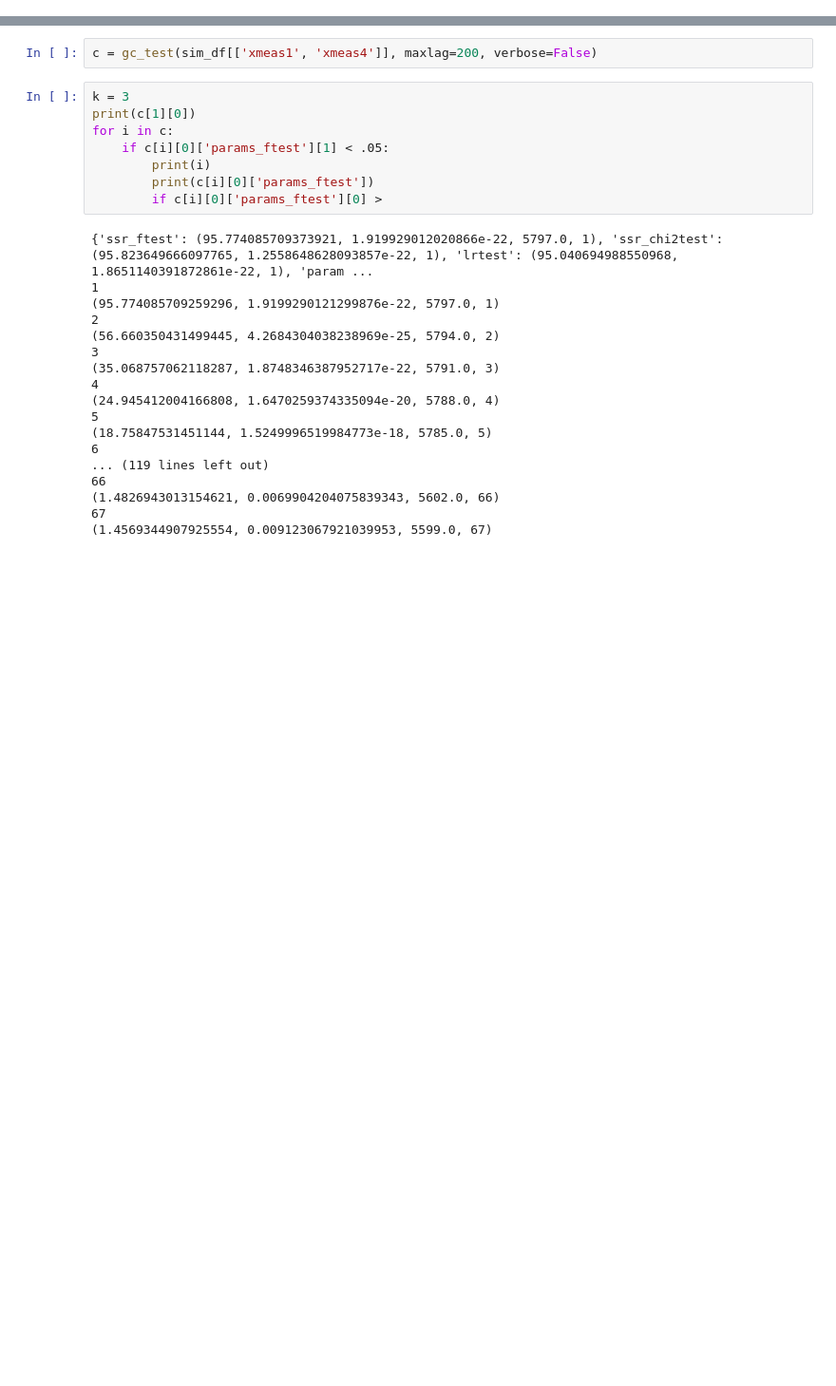
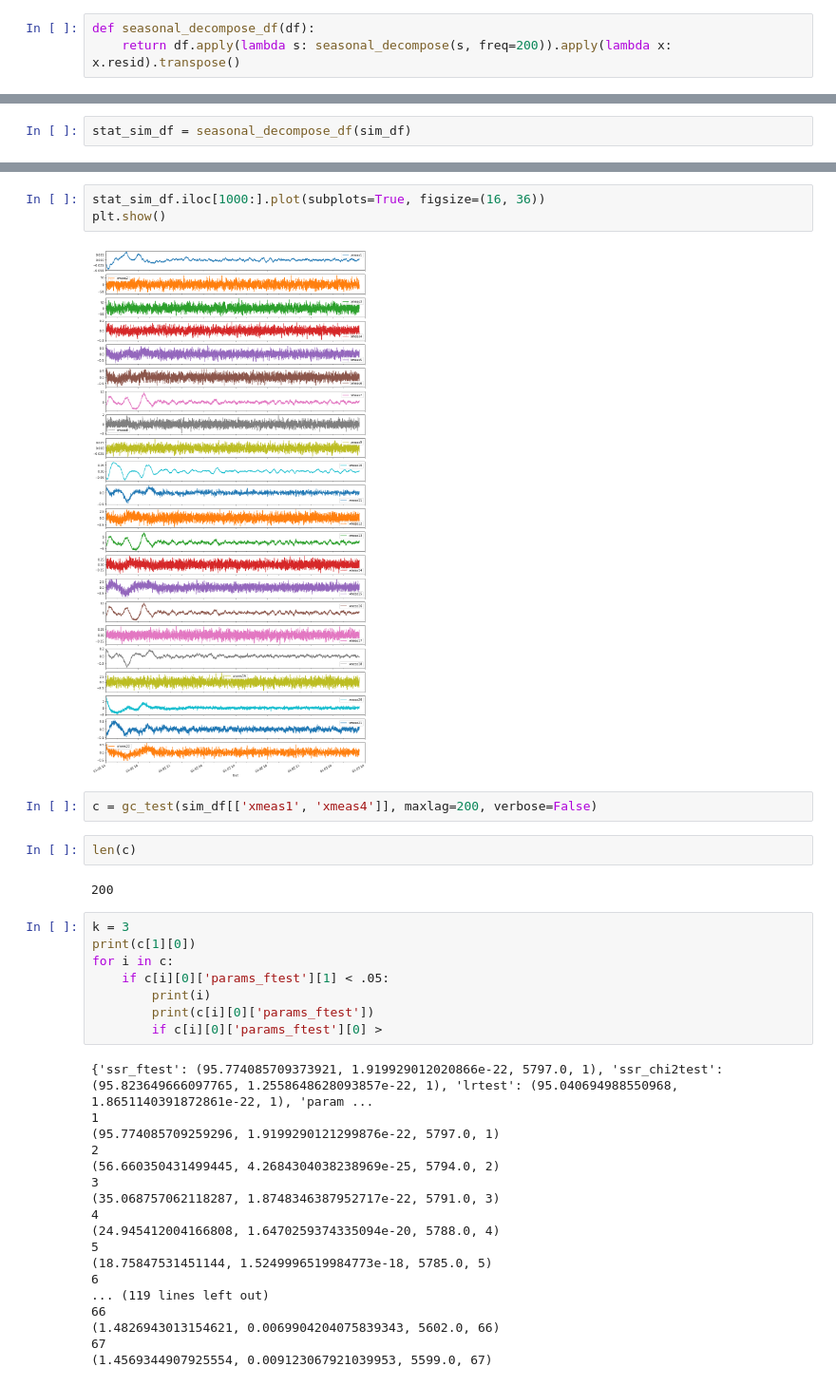
Before and after one commit to abugim/PDS, a Jupyter notebook: Causalidade de Granger aplicada à Tennessee Eastman Process/Causalidade de Granger.ipynb, the cells around one changed output, grey strips where cells are left out. Shown at 95% size. Saved outputs shown, nothing was run; the diff lists cells and outputs as text; blank space fills up the shorter version.

```diff
--- a/Causalidade de Granger aplicada à Tennessee Eastman Process/Causalidade de Granger.ipynb
+++ b/Causalidade de Granger aplicada à Tennessee Eastman Process/Causalidade de Granger.ipynb
@@ -12 +14,4 @@ import seaborn as sns
 from statsmodels.tsa.stattools import grangercausalitytests as gc_test
+# %%
+def seasonal_decompose_df(df):
+    return df.apply(lambda s: seasonal_decompose(s, freq=200)).apply(lambda x: x.resid).transpose()
@@ -26,0 +52,2 @@ sim_df.head()
+# %%
+stat_sim_df = seasonal_decompose_df(sim_df)
@@ -32,5 +97,14 @@ plt.show()
+# %%
+stat_sim_df.iloc[1000:].plot(subplots=True, figsize=(16, 36))
+plt.show()
+# %% [output]
+[figure, added]
 # %%
 c = gc_test(sim_df[['xmeas1', 'xmeas4']], maxlag=200, verbose=False)
+# %%
+len(c)
+# %% [output]
+200
 # %%
 k = 3
 print(c[1][0])
```
Also changed, not shown: parts of 11 cells of this notebook.
